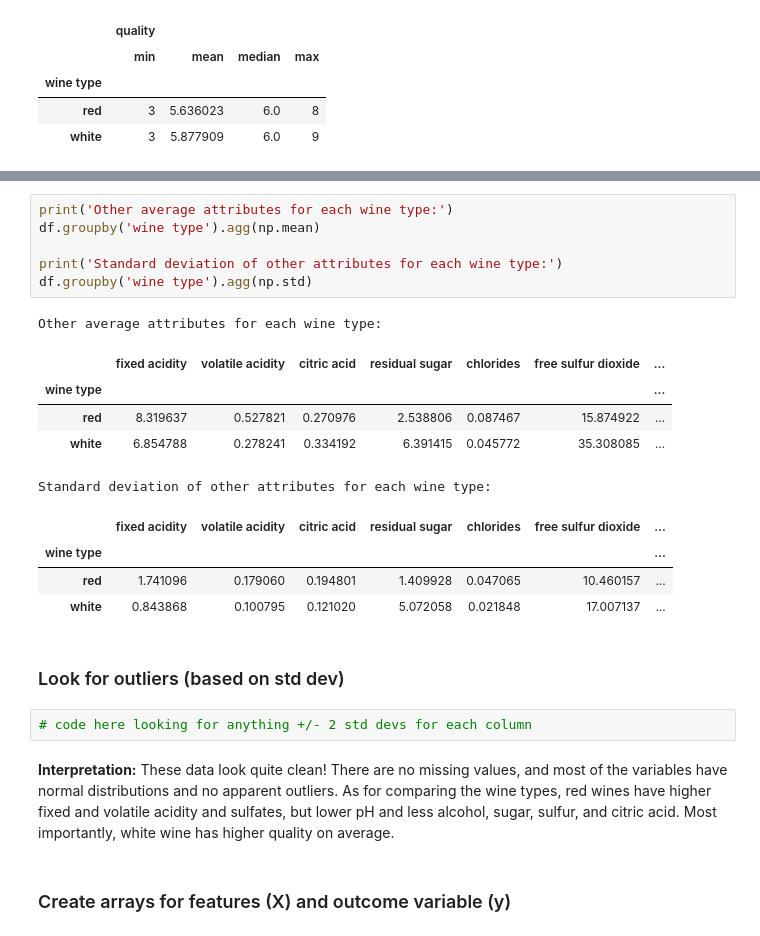
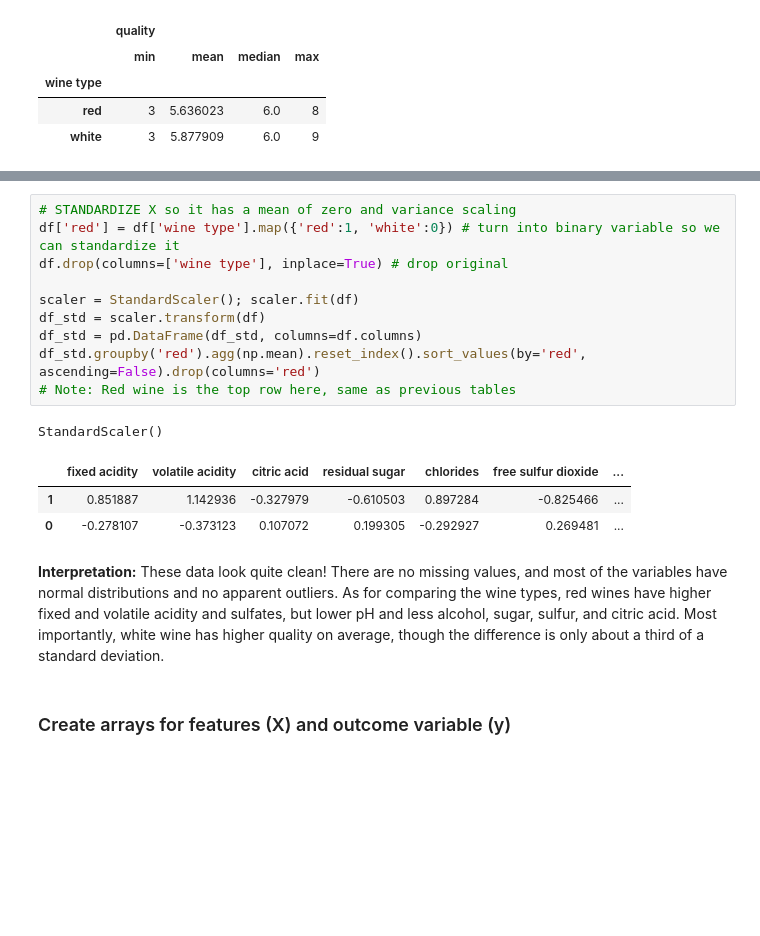
Before and after one commit to jhaber-zz/cluster-wine, a Jupyter notebook: code/clustering.ipynb, the cells around one changed output, grey strips where cells are left out. Cells and saved outputs as stored; diff of their text form; blank space fills up the shorter version.

Commit message:
completes writeup and standardized comparisons

```diff
--- a/code/clustering.ipynb
+++ b/code/clustering.ipynb
@@ -156,26 +210,20 @@ Attributes of quality for each wine type:
 # %%
-print('Other average attributes for each wine type:')
-df.groupby('wine type').agg(np.mean)
+# STANDARDIZE X so it has a mean of zero and variance scaling
+df['red'] = df['wine type'].map({'red':1, 'white':0}) # turn into binary variable so we can standardize it
+df.drop(columns=['wine type'], inplace=True) # drop original
 
-print('Standard deviation of other attributes for each wine type:')
-df.groupby('wine type').agg(np.std)
+scaler = StandardScaler(); scaler.fit(df)
+df_std = scaler.transform(df)
+df_std = pd.DataFrame(df_std, columns=df.columns)
+df_std.groupby('red').agg(np.mean).reset_index().sort_values(by='red', ascending=False).drop(columns='red')
+# Note: Red wine is the top row here, same as previous tables
 # %% [output]
-Other average attributes for each wine type:
+StandardScaler()
 |  | fixed acidity | volatile acidity | citric acid | residual sugar | chlorides | free sulfur dioxide | ... |
-| wine type |  |  |  |  |  |  | ... |
-| red | 8.319637 | 0.527821 | 0.270976 | 2.538806 | 0.087467 | 15.874922 | ... |
-| white | 6.854788 | 0.278241 | 0.334192 | 6.391415 | 0.045772 | 35.308085 | ... |
+| 1 | 0.851887 | 1.142936 | -0.327979 | -0.610503 | 0.897284 | -0.825466 | ... |
+| 0 | -0.278107 | -0.373123 | 0.107072 | 0.199305 | -0.292927 | 0.269481 | ... |
-Standard deviation of other attributes for each wine type:
-|  | fixed acidity | volatile acidity | citric acid | residual sugar | chlorides | free sulfur dioxide | ... |
-| wine type |  |  |  |  |  |  | ... |
-| red | 1.741096 | 0.179060 | 0.194801 | 1.409928 | 0.047065 | 10.460157 | ... |
-| white | 0.843868 | 0.100795 | 0.121020 | 5.072058 | 0.021848 | 17.007137 | ... |
-# %% [markdown]
-### Look for outliers (based on std dev)
-# %%
-# code here looking for anything +/- 2 std devs for each column
 # %% [markdown]
-<b>Interpretation:</b> These data look quite clean! There are no missing values, and most of the variables have normal distributions and no apparent outliers. As for comparing the wine types, red wines have higher fixed and volatile acidity and sulfates, but lower pH and less alcohol, sugar, sulfur, and citric acid. Most importantly, white wine has higher quality on average.
+<b>Interpretation:</b> These data look quite clean! There are no missing values, and most of the variables have normal distributions and no apparent outliers. As for comparing the wine types, red wines have higher fixed and volatile acidity and sulfates, but lower pH and less alcohol, sugar, sulfur, and citric acid. Most importantly, white wine has higher quality on average, though the difference is only about a third of a standard deviation.
 # %% [markdown]
 ### Create arrays for features (X) and outcome variable (y)
 # %%
```
Also changed, not shown: parts of 23 cells of this notebook, 1 other file.
